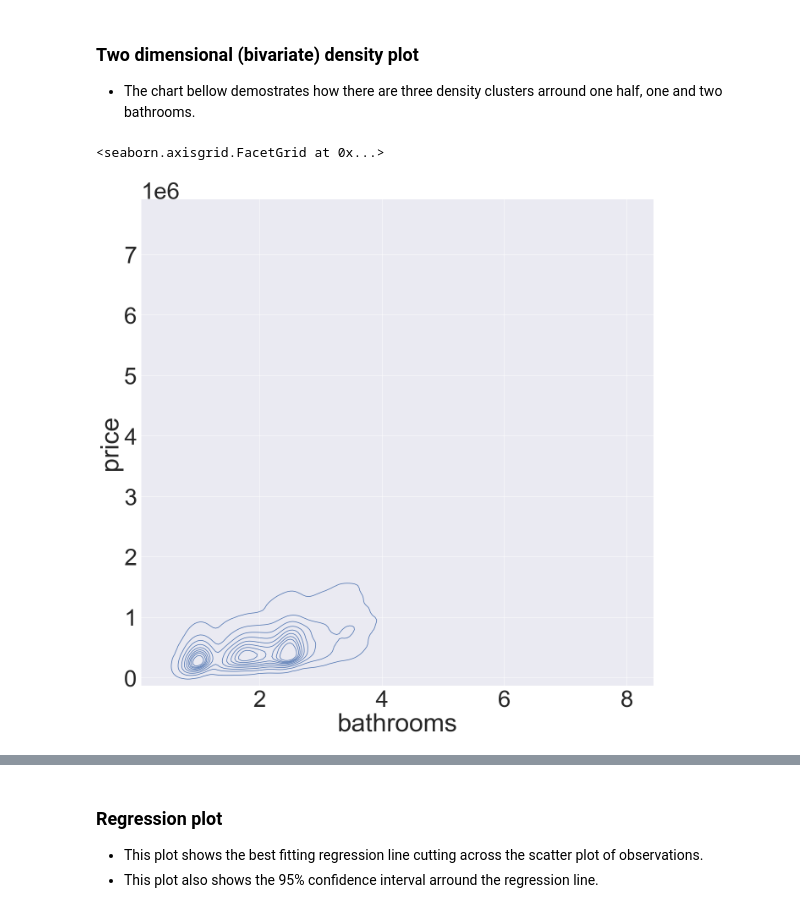
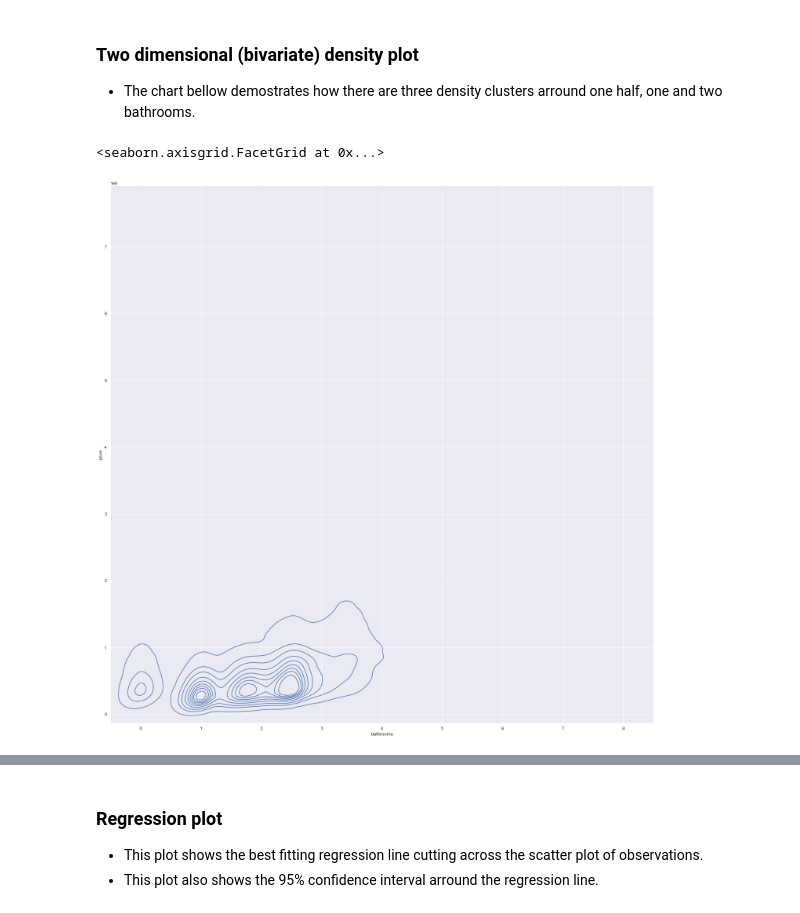
Before and after one commit to giantmagellan/WashStateHousingSales, a Jupyter notebook: JupyterNB/ads500b-all-steps-mayel.ipynb, the cells around one changed output, grey strips where cells are left out. Drawn from its saved outputs; the diff is of its cells as text; code cells hidden in the pictures.

Commit message:
added cleaning of beadrooms,bathrooms and living space

```diff
--- a/JupyterNB/ads500b-all-steps-mayel.ipynb
+++ b/JupyterNB/ads500b-all-steps-mayel.ipynb
@@ -9,0 +32,3 @@ house_sales_df = pd.read_csv("house_sales.csv",encoding='utf-8')
+# %%
+sqft_living_total = house_sales_df['sqft_above'] + house_sales_df['sqft_basement']
+house_sales_df['sqft_living'] = house_sales_df['sqft_living'].fillna(sqft_living_total, axis=0)
@@ -42,4 +102,4 @@ lr_model = sm.OLS(y, X, missing='drop').fit()
 # %%
 house_sales_df['predict_bedrooms'] = round(lr_model.predict(X),0)
 # %%
-house_sales_df.loc[house_sales_df.bedrooms == 0 , 'bedrooms'] = house_sales_df['predict_bedrooms']
+house_sales_df['bedrooms'] = house_sales_df['bedrooms'].fillna(house_sales_df['predict_bedrooms'], axis=0)
@@ -59,4 +140,4 @@ house_sales_df['predict_bathrooms'] = round(lr_model.predict(X),1)
 # %%
 house_sales_df.loc[(house_sales_df.predict_bathrooms - np.fix(house_sales_df.predict_bathrooms)) != 0.5 , 'predict_bathrooms'] = round(house_sales_df.predict_bathrooms,0)
 # %%
-house_sales_df.loc[house_sales_df.bathrooms == 0 , 'bathrooms'] = house_sales_df['predict_bathrooms']
+house_sales_df['bathrooms'] = house_sales_df['bathrooms'].fillna(house_sales_df['predict_bathrooms'], axis=0)
@@ -84,7 +170,7 @@ corr.style.background_gradient(cmap='coolwarm').set_precision(2)
 
 - The bar plot below shows how the trend in the number of baths is to increase, closely following the increase in the price.
 # %%
-sns.set(font_scale=7)
+sns.set(font_scale=1)
 sns.barplot(x="bathrooms",y="price",data=house_sales_df, estimator=median, ci="sd")
 # %% [output]
 <AxesSubplot:xlabel='bathrooms', ylabel='price'>
@@ -93,11 +179,11 @@ sns.barplot(x="bathrooms",y="price",data=house_sales_df, estimator=median, ci="s
 ### Two dimensional (bivariate) density plot
 - The chart bellow demostrates how there are three density clusters arround one half, one and two bathrooms.
 # %%
-sns.set(font_scale=5)
+sns.set(font_scale=1)
 sns.displot(house_sales_df, x="bathrooms", y="price", kind="kde", height=20)
 # %% [output]
 <seaborn.axisgrid.FacetGrid at 0x...>
-[figure, old version]
+[figure, new version]
 # %%
 sns.set(font_scale=5)
 sns.jointplot(data=house_sales_df, x="bathrooms", y="price", height=20)
```
Also changed, not shown: parts of 15 cells of this notebook.
